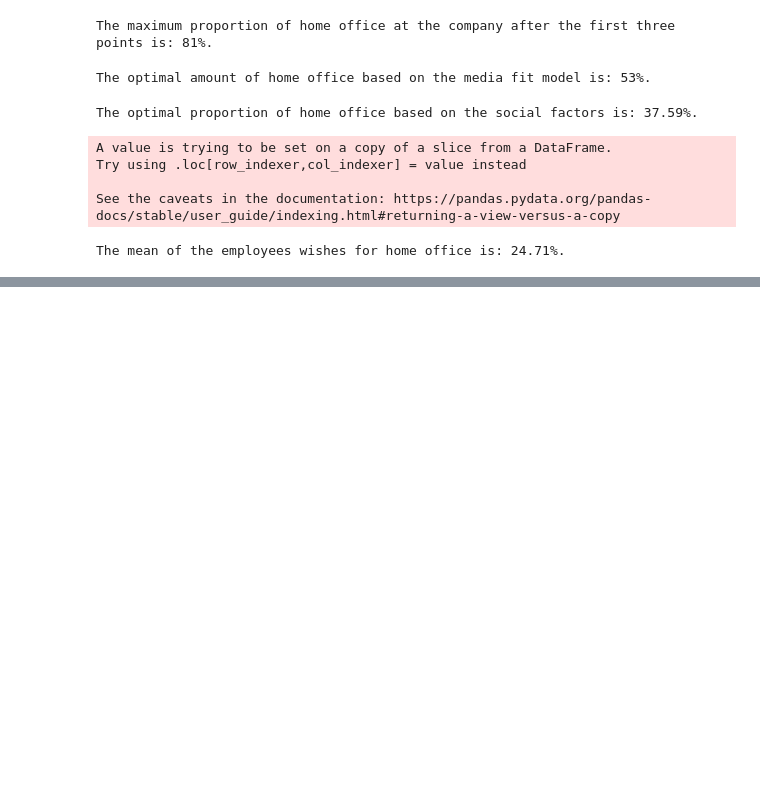
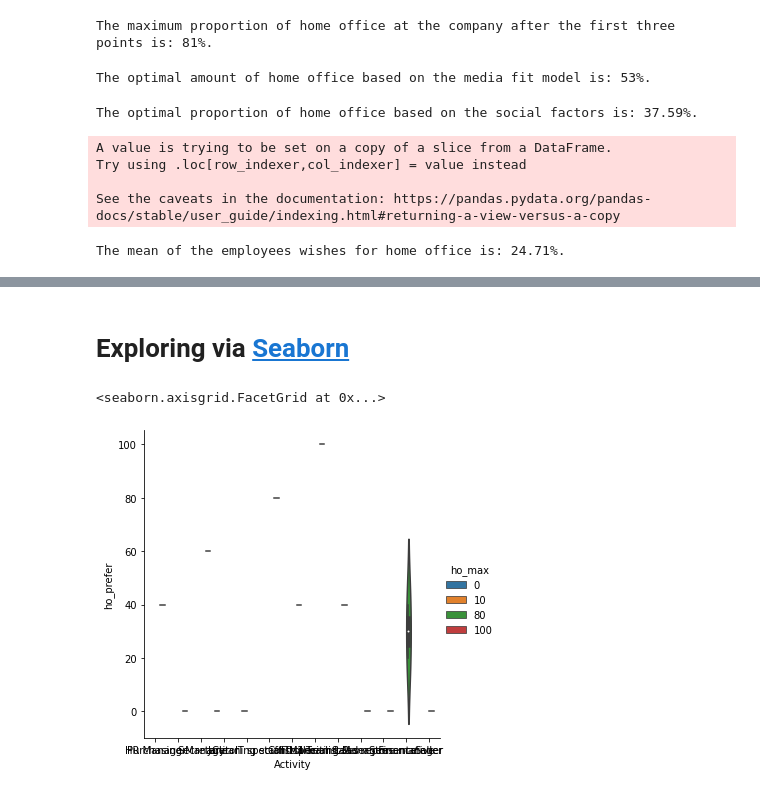
Before and after one commit to jjmatthiesen/HOMPA, a Jupyter notebook: HomeOffice.ipynb, the cells around one changed output, grey strips where cells are left out. Saved outputs shown, nothing was run; the diff lists cells and outputs as text; code cells hidden in the pictures; blank space fills up the shorter version.

Commit message:
added seaborn vis

```diff
--- a/HomeOffice.ipynb
+++ b/HomeOffice.ipynb
@@ -429,0 +435,7 @@ https://6lmgjfc0xpn-496ff2e9c6d22116-40000-colab.googleusercontent.com/dtale/mai
+# %% [markdown]
+# Exploring via [Seaborn](https://seaborn.pydata.org/)
+# %%
+sns.catplot(data=ho_shares, kind="violin", x="Activity", y="ho_prefer", hue="ho_max")
+# %% [output]
+<seaborn.axisgrid.FacetGrid at 0x...>
+[figure, added]
```
Also changed, not shown: parts of 8 cells of this notebook.
